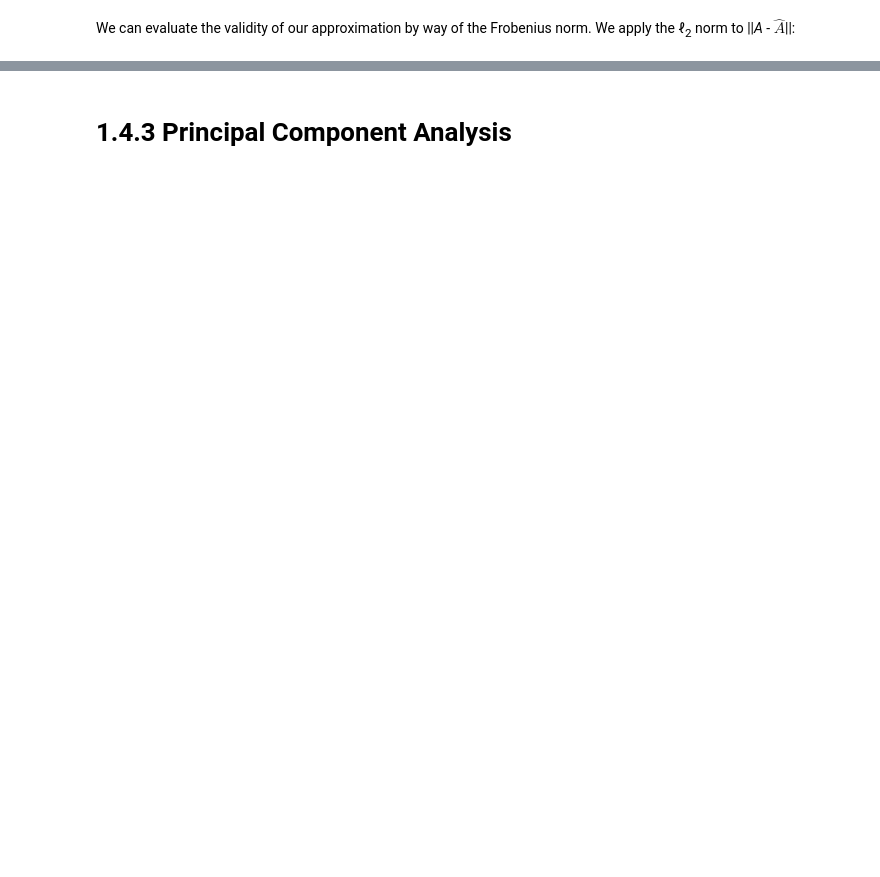
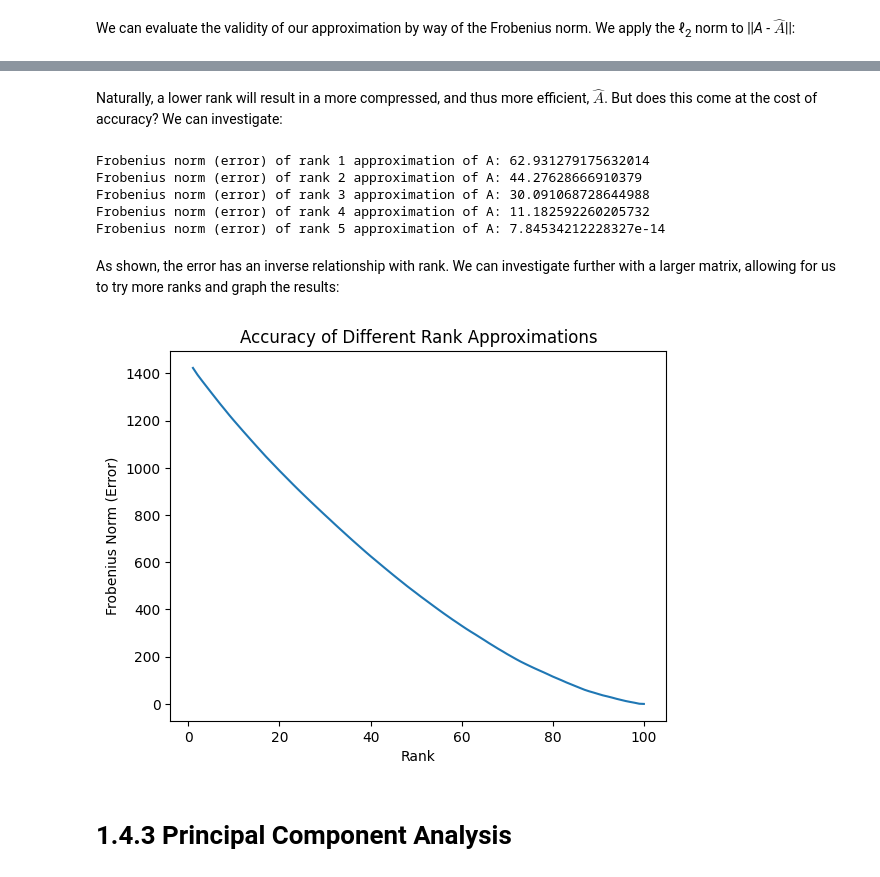
Before and after one commit to shahnawazsyed/MAT422, a Jupyter notebook: HW14.ipynb, the cells around one changed output, grey strips where cells are left out. Saved outputs shown, nothing was run; the diff lists cells and outputs as text; code cells hidden in the pictures; blank space fills up the shorter version.

```diff
--- a/HW14.ipynb
+++ b/HW14.ipynb
@@ -157,2 +158,37 @@ Difference between A and approximation: 14.730714646903348
+# %% [markdown]
+Naturally, a lower rank will result in a more compressed, and thus more efficient, $\hat{A}$. But does this come at the cost of accuracy? We can investigate:
+# %%
+def computeLowRank(A, k):
+  U, Sigma, V = SVD(A)
+  U_k = U[:, :k]
+  V_kT = np.transpose(V)[:k, :]
+  sigma_K = Sigma[:k, :k]
+  A_hat = U_k@sigma_K@V_kT
+  return np.linalg.norm(A - A_hat, 'fro') #calculate frobenius norm
+
+for k in range(1, A.shape[1]+1): #calculate the accuracy of approximation for each rank from 1 to 10
+  print(f"Frobenius norm (error) of rank {k} approximation of A:", computeLowRank(A, k))
+# %% [output]
+Frobenius norm (error) of rank 1 approximation of A: 62.931279175632014
+Frobenius norm (error) of rank 2 approximation of A: 44.27628666910379
+Frobenius norm (error) of rank 3 approximation of A: 30.091068728644988
+Frobenius norm (error) of rank 4 approximation of A: 11.182592260205732
+Frobenius norm (error) of rank 5 approximation of A: 7.84534212228327e-14
+# %% [markdown]
+As shown, the error has an inverse relationship with rank. We can investigate further with a larger matrix, allowing for us to try more ranks and graph the results:
+# %%
+A = np.random.randint(50, size=(100,100)) #100 x 100 matrix
+x_vals = []
+y_vals = []
+for k in range(1, A.shape[1]+1):
+  x_vals.append(k)
+  y_vals.append(computeLowRank(A, k))
+plt.plot(x_vals, y_vals)
+plt.xlabel("Rank")
+plt.ylabel("Frobenius Norm (Error)")
+plt.title("Accuracy of Different Rank Approximations")
+plt.show()
+# %% [output]
+[figure, added]
 # %% [markdown]
 # **1.4.3 Principal Component Analysis**
```
Also changed, not shown: parts of 5 cells of this notebook.
